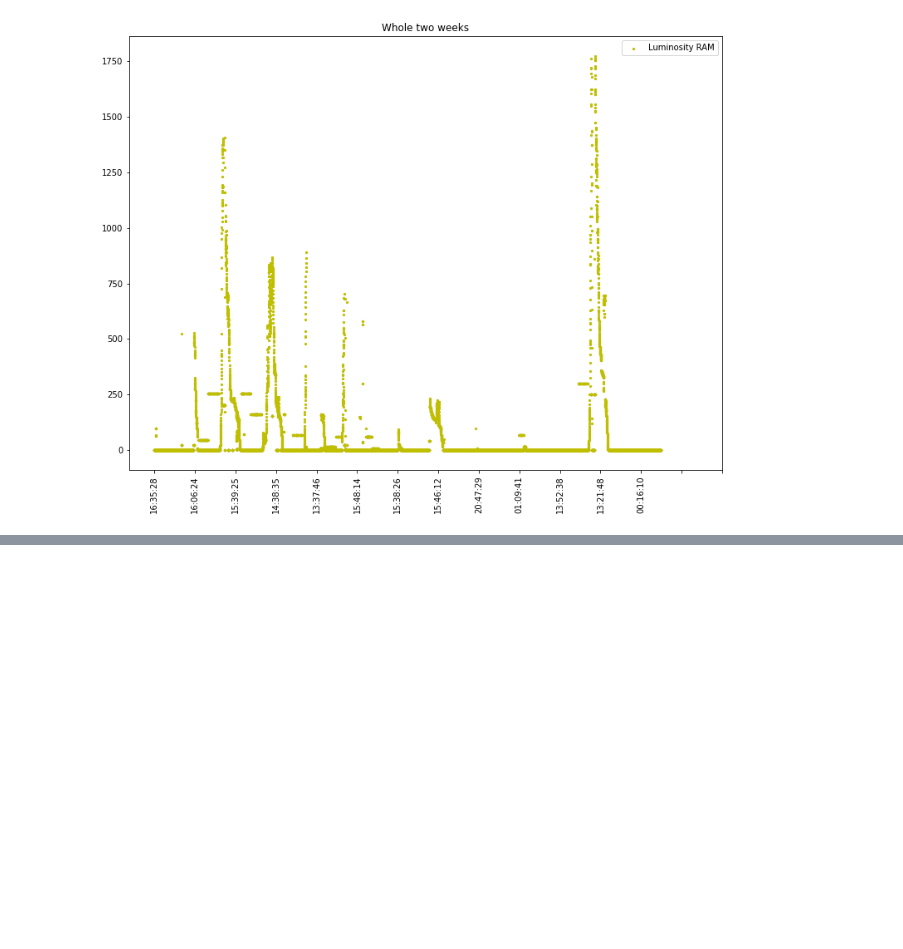
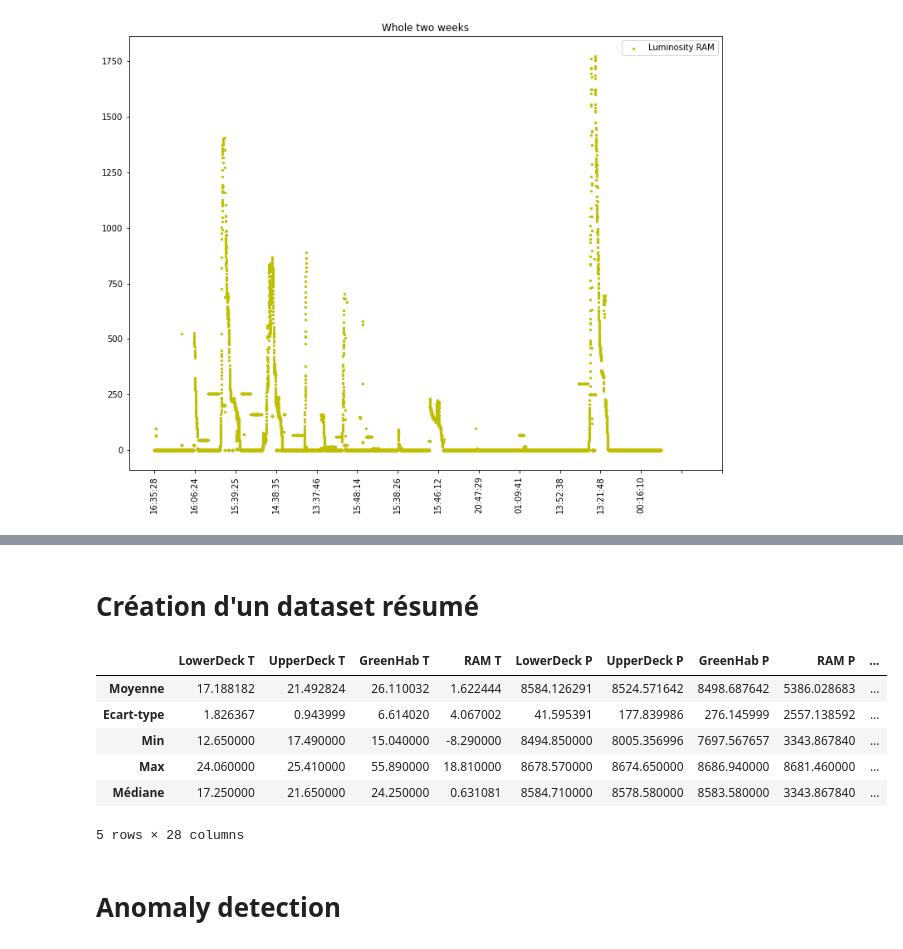
Before and after one commit to ydepledt/pie_project, a Jupyter notebook: ENV_Reader_AnneeDerniere.ipynb, the cells around one changed output, grey strips where cells are left out. Drawn from its saved outputs; the diff is of its cells as text; code cells hidden in the pictures; blank space fills up the shorter version.

```diff
--- a/ENV_Reader_AnneeDerniere.ipynb
+++ b/ENV_Reader_AnneeDerniere.ipynb
@@ -753,0 +831,17 @@ plotZonesWeeks(z[0],z[1],z[2],z[3])
+# %% [markdown]
+# Création d'un dataset résumé
+# %%
+statsdf = pd.DataFrame(df.describe().loc[['mean', 'std', 'min', 'max','50%']])
+statsdf.index=['Moyenne','Ecart-type','Min','Max','Médiane']
+# %%
+statsdf
+# %% [output]
+|  | LowerDeck T | UpperDeck T | GreenHab T | RAM T | LowerDeck P | UpperDeck P | GreenHab P | RAM P | ... |
+| Moyenne | 17.188182 | 21.492824 | 26.110032 | 1.622444 | 8584.126291 | 8524.571642 | 8498.687642 | 5386.028683 | ... |
+| Ecart-type | 1.826367 | 0.943999 | 6.614020 | 4.067002 | 41.595391 | 177.839986 | 276.145999 | 2557.138592 | ... |
+| Min | 12.650000 | 17.490000 | 15.040000 | -8.290000 | 8494.850000 | 8005.356996 | 7697.567657 | 3343.867840 | ... |
+| Max | 24.060000 | 25.410000 | 55.890000 | 18.810000 | 8678.570000 | 8674.650000 | 8686.940000 | 8681.460000 | ... |
+| Médiane | 17.250000 | 21.650000 | 24.250000 | 0.631081 | 8584.710000 | 8578.580000 | 8583.580000 | 3343.867840 | ... |
+5 rows × 28 columns
+# %% [markdown]
+# Anomaly detection
```
Also changed, not shown: parts of 10 cells of this notebook.
